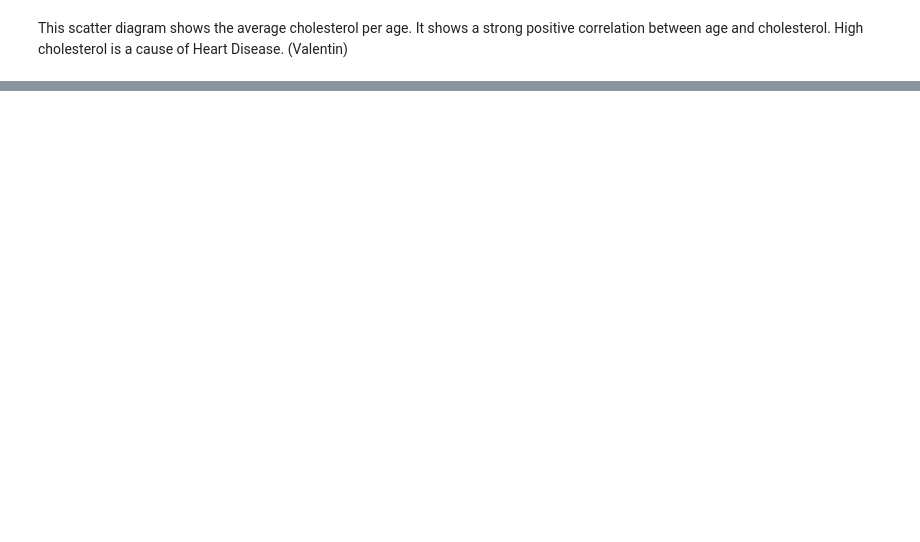
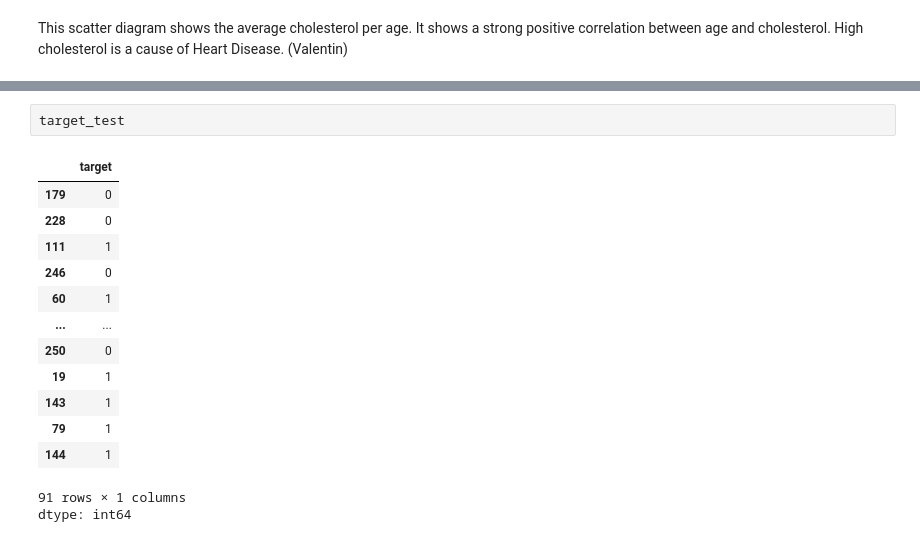
Before and after one commit to Valentin-Iva/Team-2-Project, a Jupyter notebook: team_2_project.ipynb, the cells around one changed output, grey strips where cells are left out. Cells and saved outputs as stored; diff of their text form; blank space fills up the shorter version.

```diff
--- a/team_2_project.ipynb
+++ b/team_2_project.ipynb
@@ -634,0 +588,17 @@ This scatter diagram shows the average cholesterol per age. It shows a strong po
+# %%
+target_test
+# %% [output]
+|  | target |
+| 179 | 0 |
+| 228 | 0 |
+| 111 | 1 |
+| 246 | 0 |
+| 60 | 1 |
+| ... | ... |
+| 250 | 0 |
+| 19 | 1 |
+| 143 | 1 |
+| 79 | 1 |
+| 144 | 1 |
+91 rows × 1 columns
+dtype: int64
```
Also changed, not shown: parts of 42 cells of this notebook.
